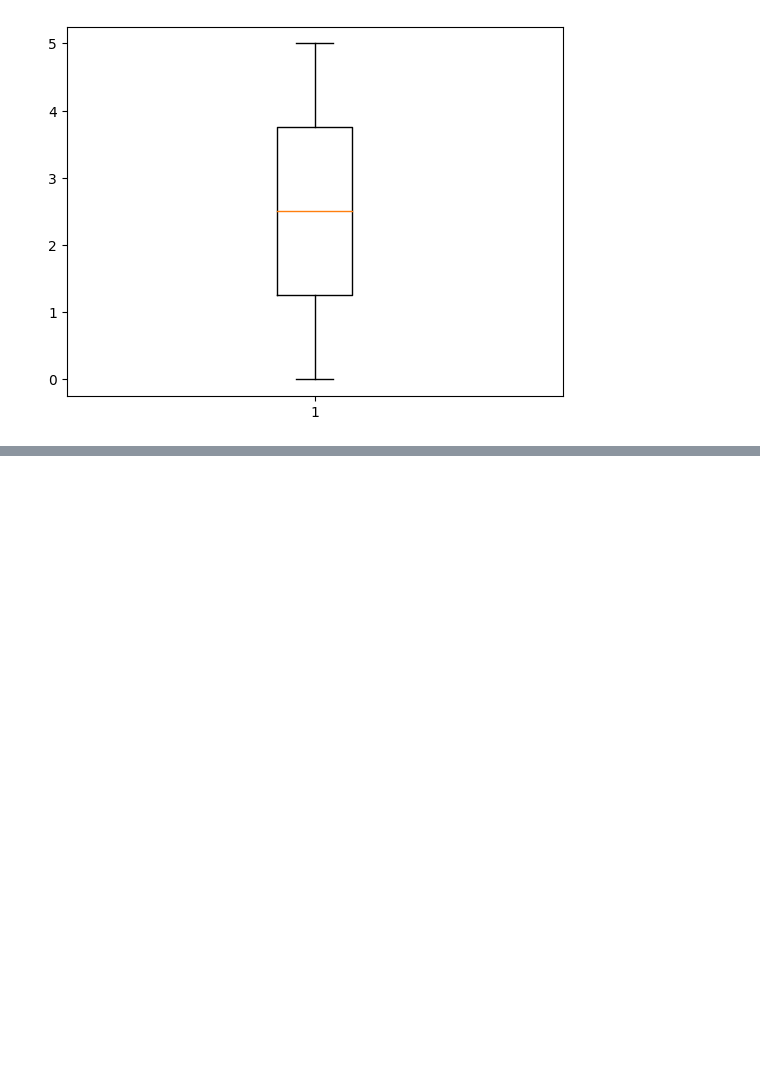
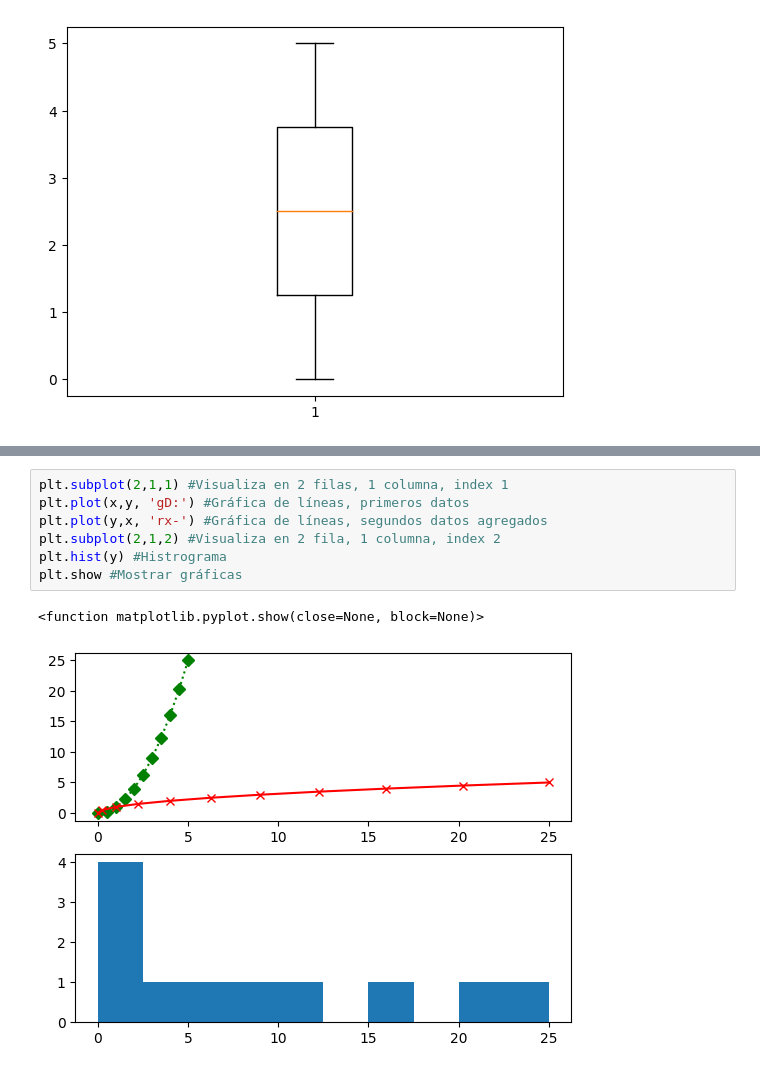
Before and after one commit to feracor/matplotlib_eaborn, a Jupyter notebook: 1_pyplot.ipynb, the cells around one changed output, grey strips where cells are left out. Cells and saved outputs as stored; diff of their text form; blank space fills up the shorter version.

```diff
--- a/1_pyplot.ipynb
+++ b/1_pyplot.ipynb
@@ -73,0 +107,10 @@ plt.show #Visualiza el gráfico
+# %%
+plt.subplot(2,1,1) #Visualiza en 2 filas, 1 columna, index 1
+plt.plot(x,y, 'gD:') #Gráfica de líneas, primeros datos
+plt.plot(y,x, 'rx-') #Gráfica de líneas, segundos datos agregados
+plt.subplot(2,1,2) #Visualiza en 2 fila, 1 columna, index 2
+plt.hist(y) #Histrograma
+plt.show #Mostrar gráficas
+# %% [output]
+<function matplotlib.pyplot.show(close=None, block=None)>
+[figure, added]
```
Also changed, not shown: parts of 7 cells of this notebook.
